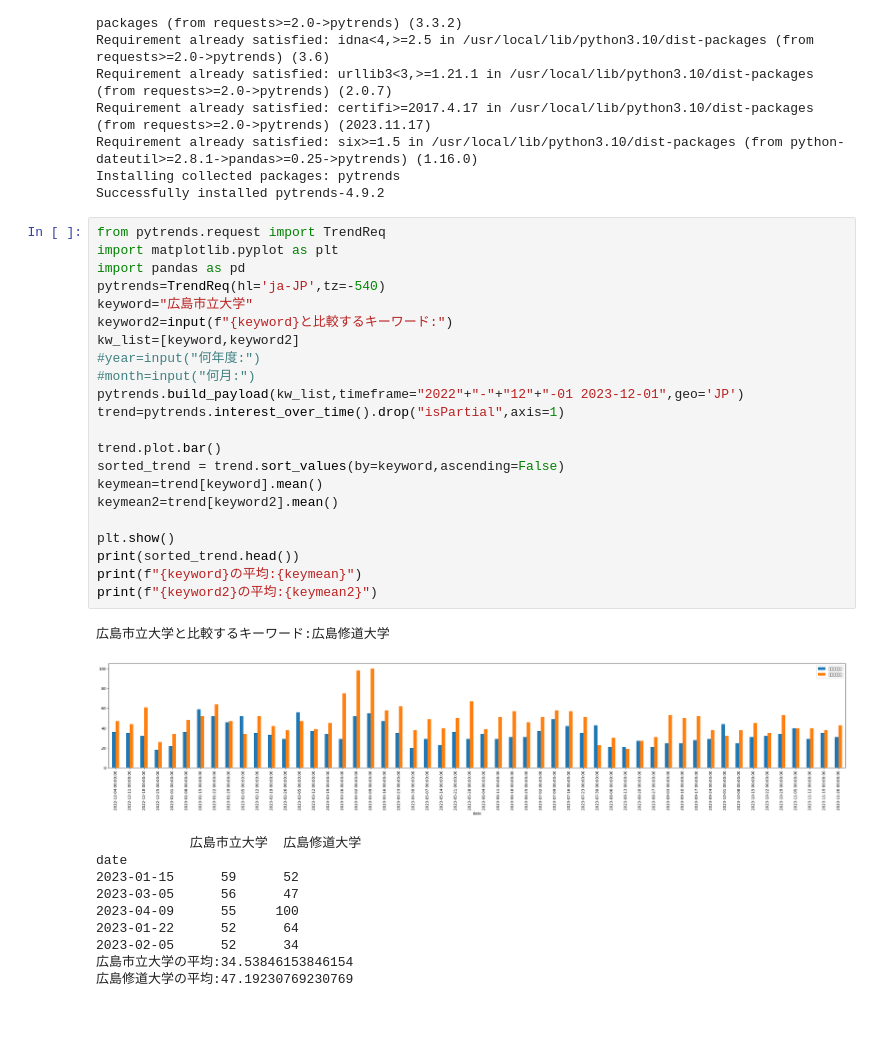
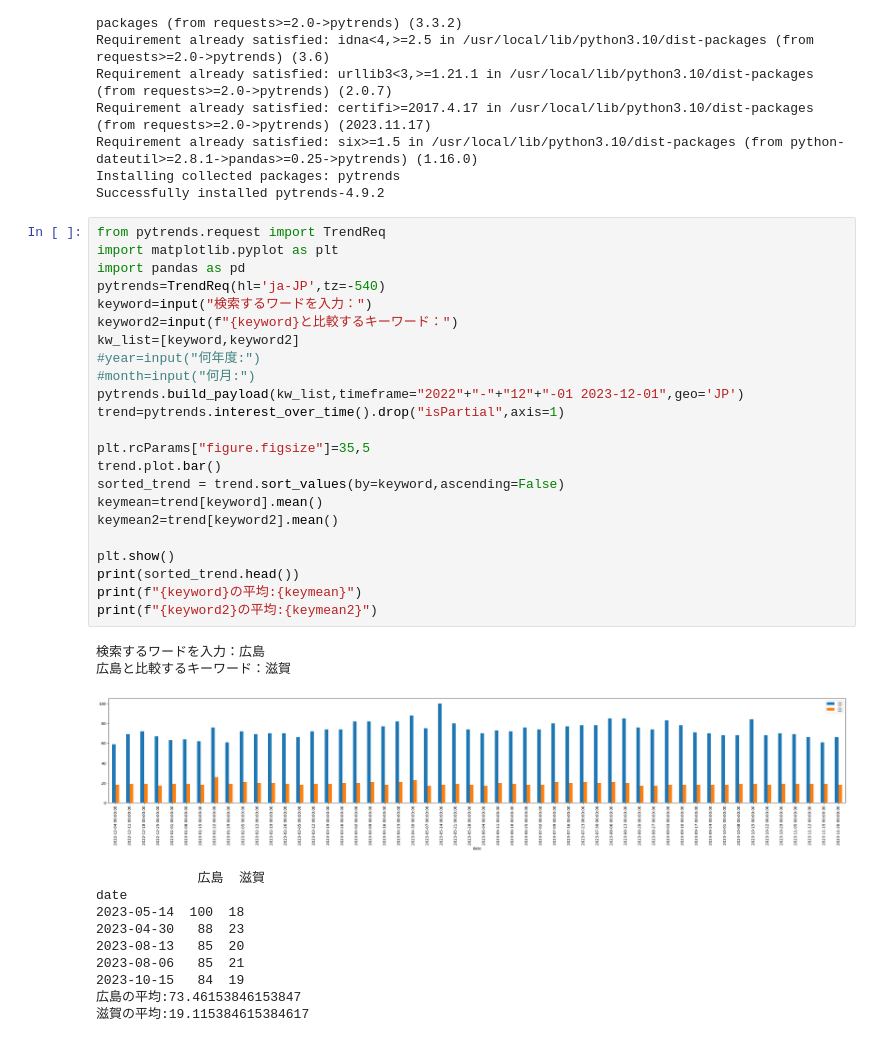
Before and after one commit to fujii-hcu/Prog2kakushin, a Jupyter notebook: work1.ipynb, the cells around one changed output. Saved outputs shown, nothing was run; the diff lists cells and outputs as text.

```diff
--- a/work1.ipynb
+++ b/work1.ipynb
@@ -25,34 +28,36 @@ Successfully installed pytrends-4.9.2
 # %%
 from pytrends.request import TrendReq
 import matplotlib.pyplot as plt
 import pandas as pd
 pytrends=TrendReq(hl='ja-JP',tz=-540)
-keyword="広島市立大学"
-keyword2=input(f"{keyword}と比較するキーワード:")
+keyword=input("検索するワードを入力：")
+keyword2=input(f"{keyword}と比較するキーワード：")
 kw_list=[keyword,keyword2]
 #year=input("何年度:")
 #month=input("何月:")
 pytrends.build_payload(kw_list,timeframe="2022"+"-"+"12"+"-01 2023-12-01",geo='JP')
 trend=pytrends.interest_over_time().drop("isPartial",axis=1)
 
+plt.rcParams["figure.figsize"]=35,5
 trend.plot.bar()
 sorted_trend = trend.sort_values(by=keyword,ascending=False)
 keymean=trend[keyword].mean()
 keymean2=trend[keyword2].mean()
 
 plt.show()
 print(sorted_trend.head())
 print(f"{keyword}の平均:{keymean}")
 print(f"{keyword2}の平均:{keymean2}")
 # %% [output]
-広島市立大学と比較するキーワード:広島修道大学
+検索するワードを入力：広島
+広島と比較するキーワード：滋賀
-[figure, old version]
+[figure, new version]
-            広島市立大学  広島修道大学
+             広島  滋賀
 date
-2023-01-15      59      52
-2023-03-05      56      47
-2023-04-09      55     100
-2023-01-22      52      64
-2023-02-05      52      34
-広島市立大学の平均:34.53846153846154
-広島修道大学の平均:47.19230769230769
+2023-05-14  100  18
+2023-04-30   88  23
+2023-08-13   85  20
+2023-08-06   85  21
+2023-10-15   84  19
+広島の平均:73.46153846153847
+滋賀の平均:19.115384615384617
```
Also changed, not shown: parts of 1 cell of this notebook.
